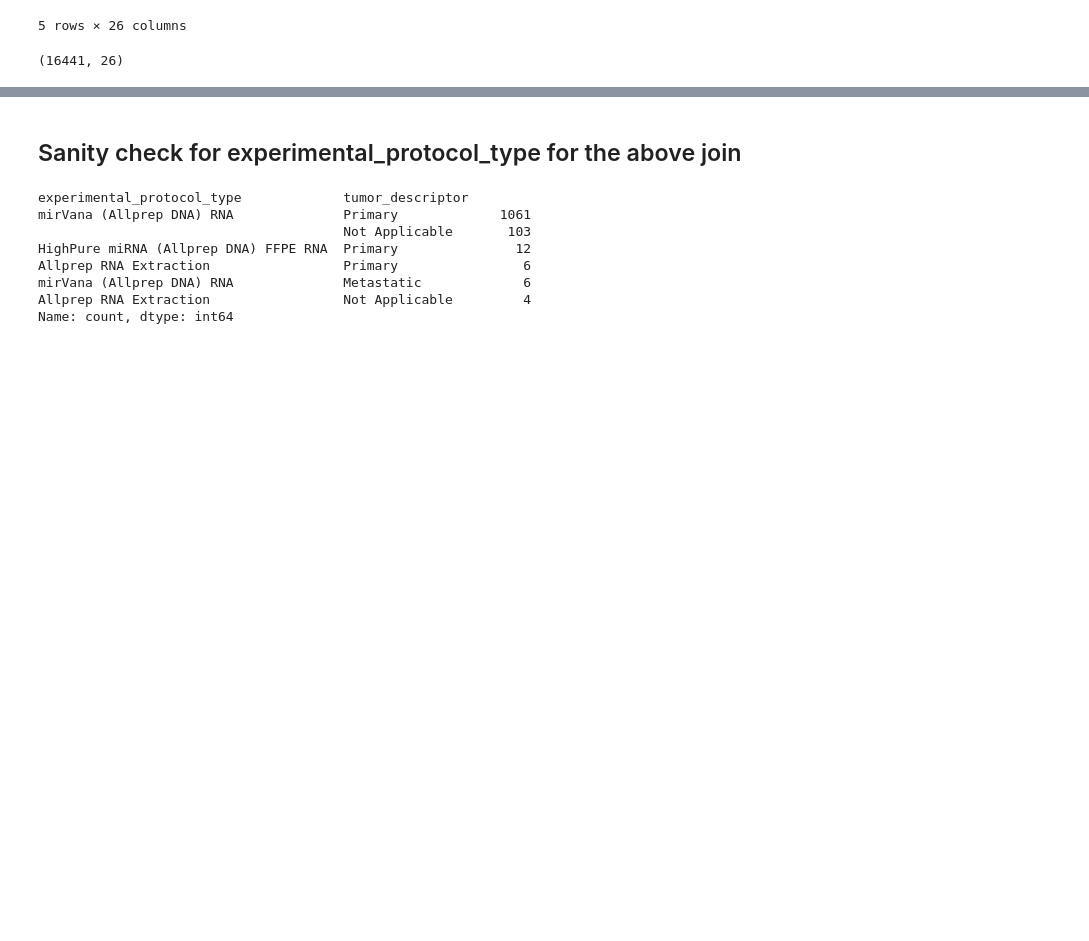
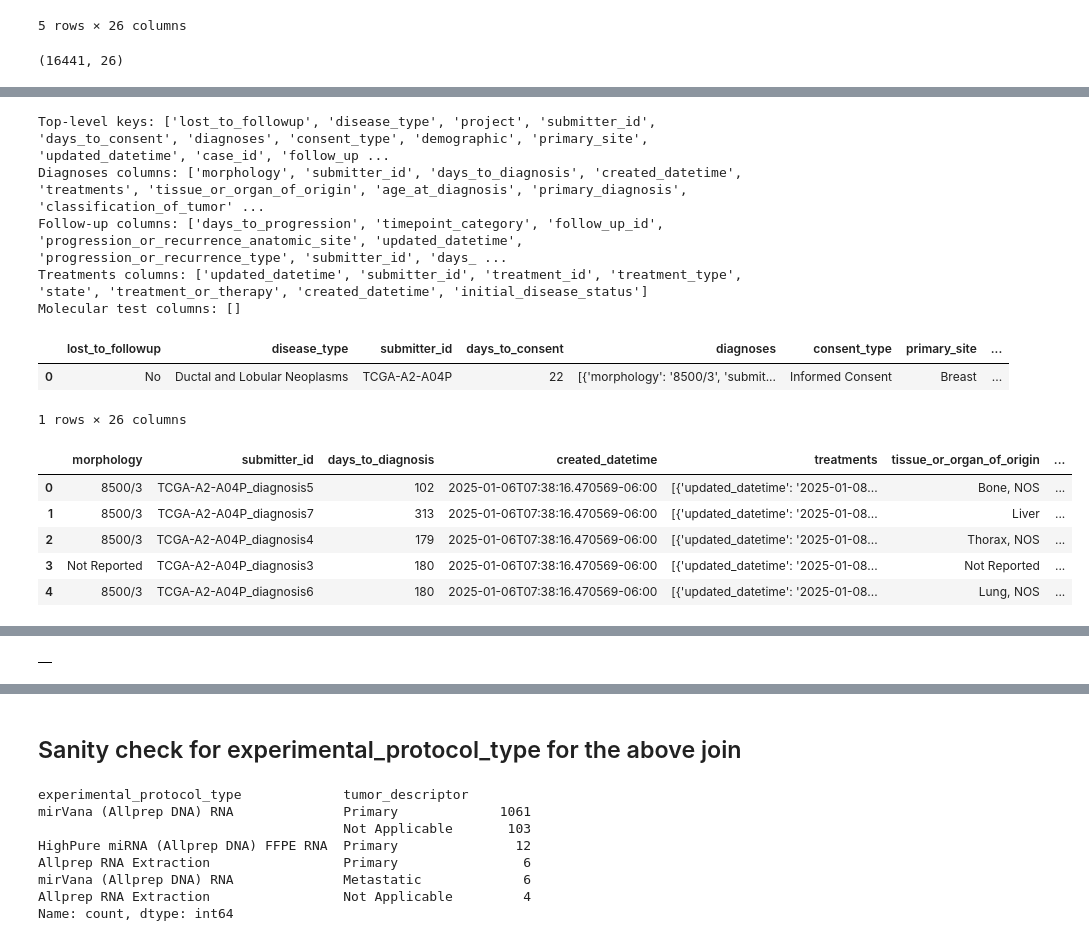
Before and after one commit to sarthak-arora1997/tcga-brca-multiomics-subtyping, a Jupyter notebook: notebooks/01_download_and_organize_data.ipynb, the cells around one changed output, grey strips where cells are left out. Cells and saved outputs as stored; diff of their text form; code cells hidden in the pictures; blank space fills up the shorter version.

```diff
--- a/notebooks/01_download_and_organize_data.ipynb
+++ b/notebooks/01_download_and_organize_data.ipynb
@@ -208,23 +217,39 @@ aliquot_manifest.shape
 # %%
-# ## look at a case with multiple diagnosis
-# clinical_entry = next((rec for rec in clinical_metadata_records if rec.get('submitter_id') == 'TCGA-A2-A04P'), clinical_metadata_records[0])
-# diagnoses_expanded = pd.json_normalize(clinical_entry.get('diagnoses', []))
-# followups_expanded = pd.json_normalize(clinical_entry.get('follow_ups', []))
-# demographic_expanded = pd.json_normalize([clinical_entry.get('demographic', {})])
-# treatments_expanded = pd.json_normalize(diagnoses_expanded.iloc[0].get('treatments', [])) if not diagnoses_expanded.empty else pd.DataFrame()
-# if not followups_expanded.empty:
-#     first_followup = followups_expanded.iloc[0].get('molecular_tests', [])
-#     molecular_tests_expanded = pd.json_normalize(first_followup) if isinstance(first_followup, list) else pd.DataFrame()
-# else:
-#     molecular_tests_expanded = pd.DataFrame()
-# print('Top-level keys:', list(clinical_entry.keys()))
-# print('Diagnoses columns:', diagnoses_expanded.columns.tolist())
-# print('Follow-up columns:', followups_expanded.columns.tolist())
-# print('Treatments columns:', treatments_expanded.columns.tolist())
-# print('Molecular test columns:', molecular_tests_expanded.columns.tolist())
-# display(pd.json_normalize([clinical_entry]))
-# display(diagnoses_expanded.head())
-# display(treatments_expanded.head())
-# display(followups_expanded.head())
-# display(molecular_tests_expanded.head())
-# display(demographic_expanded.head())
+## look at a case with multiple diagnosis
+clinical_entry = next((rec for rec in clinical_metadata_records if rec.get('submitter_id') == 'TCGA-A2-A04P'), clinical_metadata_records[0])
+diagnoses_expanded = pd.json_normalize(clinical_entry.get('diagnoses', []))
+followups_expanded = pd.json_normalize(clinical_entry.get('follow_ups', []))
+demographic_expanded = pd.json_normalize([clinical_entry.get('demographic', {})])
+treatments_expanded = pd.json_normalize(diagnoses_expanded.iloc[0].get('treatments', [])) if not diagnoses_expanded.empty else pd.DataFrame()
+if not followups_expanded.empty:
+    first_followup = followups_expanded.iloc[0].get('molecular_tests', [])
+    molecular_tests_expanded = pd.json_normalize(first_followup) if isinstance(first_followup, list) else pd.DataFrame()
+else:
+    molecular_tests_expanded = pd.DataFrame()
+print('Top-level keys:', list(clinical_entry.keys()))
+print('Diagnoses columns:', diagnoses_expanded.columns.tolist())
+print('Follow-up columns:', followups_expanded.columns.tolist())
+print('Treatments columns:', treatments_expanded.columns.tolist())
+print('Molecular test columns:', molecular_tests_expanded.columns.tolist())
+display(pd.json_normalize([clinical_entry]))
+with pd.option_context('display.max_columns', None, 'display.expand_frame_repr', False):
+    display(diagnoses_expanded.head())
+display(treatments_expanded.head())
+display(followups_expanded.head())
+display(molecular_tests_expanded.head())
+display(demographic_expanded.head())
+# %% [output]
+Top-level keys: ['lost_to_followup', 'disease_type', 'project', 'submitter_id', 'days_to_consent', 'diagnoses', 'consent_type', 'demographic', 'primary_site', 'updated_datetime', 'case_id', 'follow_up ...
+Diagnoses columns: ['morphology', 'submitter_id', 'days_to_diagnosis', 'created_datetime', 'treatments', 'tissue_or_organ_of_origin', 'age_at_diagnosis', 'primary_diagnosis', 'classification_of_tumor' ...
+Follow-up columns: ['days_to_progression', 'timepoint_category', 'follow_up_id', 'progression_or_recurrence_anatomic_site', 'updated_datetime', 'progression_or_recurrence_type', 'submitter_id', 'days_ ...
+Treatments columns: ['updated_datetime', 'submitter_id', 'treatment_id', 'treatment_type', 'state', 'treatment_or_therapy', 'created_datetime', 'initial_disease_status']
+Molecular test columns: []
+|  | lost_to_followup | disease_type | submitter_id | days_to_consent | diagnoses | consent_type | primary_site | ... |
+| 0 | No | Ductal and Lobular Neoplasms | TCGA-A2-A04P | 22 | [{'morphology': '8500/3', 'submit... | Informed Consent | Breast | ... |
+1 rows × 26 columns
+|  | morphology | submitter_id | days_to_diagnosis | created_datetime | treatments | tissue_or_organ_of_origin | ... |
+| 0 | 8500/3 | TCGA-A2-A04P_diagnosis5 | 102 | 2025-01-06T07:38:16.470569-06:00 | [{'updated_datetime': '2025-01-08... | Bone, NOS | ... |
+| 1 | 8500/3 | TCGA-A2-A04P_diagnosis7 | 313 | 2025-01-06T07:38:16.470569-06:00 | [{'updated_datetime': '2025-01-08... | Liver | ... |
+| 2 | 8500/3 | TCGA-A2-A04P_diagnosis4 | 179 | 2025-01-06T07:38:16.470569-06:00 | [{'updated_datetime': '2025-01-08... | Thorax, NOS | ... |
+| 3 | Not Reported | TCGA-A2-A04P_diagnosis3 | 180 | 2025-01-06T07:38:16.470569-06:00 | [{'updated_datetime': '2025-01-08... | Not Reported | ... |
+| 4 | 8500/3 | TCGA-A2-A04P_diagnosis6 | 180 | 2025-01-06T07:38:16.470569-06:00 | [{'updated_datetime': '2025-01-08... | Lung, NOS | ... |
@@ -230,0 +266 @@ aliquot_manifest.shape
+|  |
```
Also changed, not shown: parts of 4 cells of this notebook.
